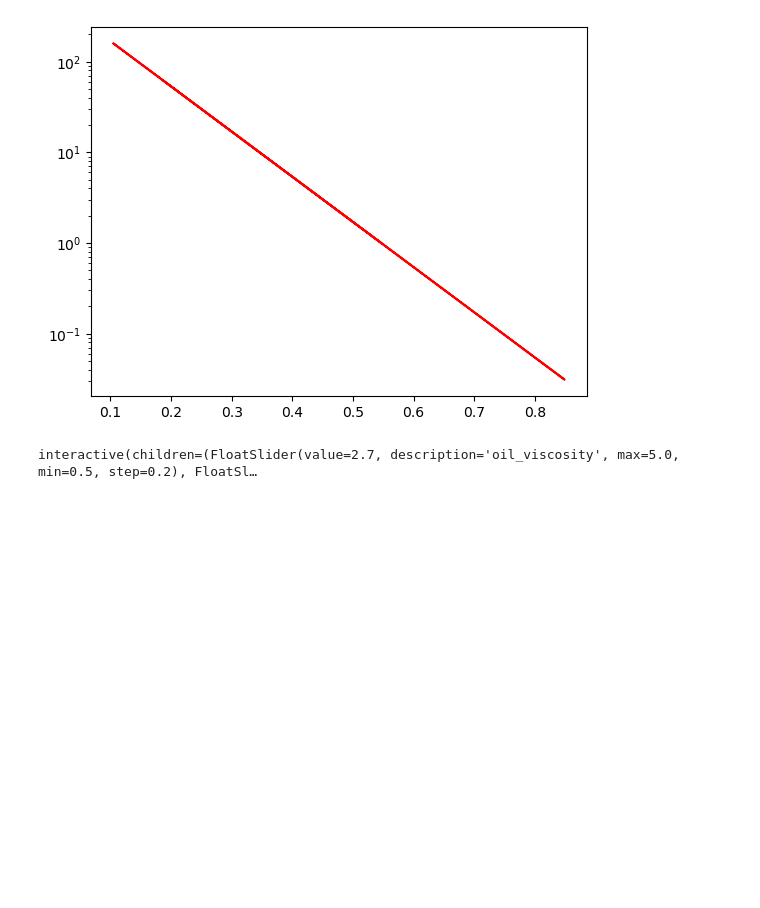
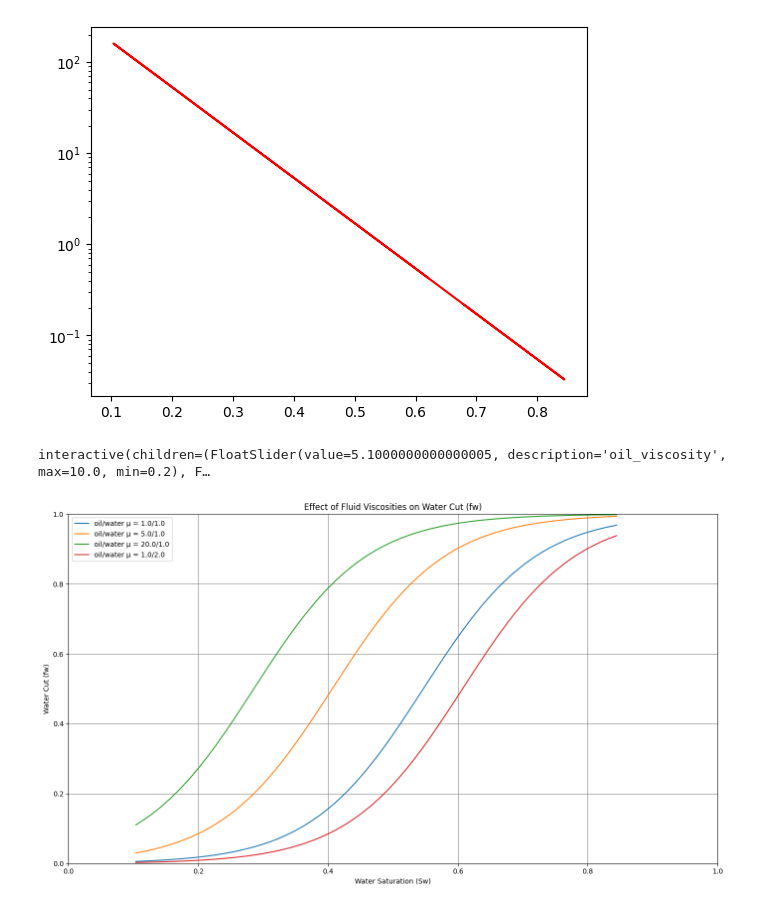
Before and after one commit to saputelli/SPE-AI_ML-Course, a Jupyter notebook: Tutorials/Effect of Viscosities on Water Cut.ipynb, the cells around one changed output. Drawn from its saved outputs; the diff is of its cells as text; code cells hidden in the pictures; blank space fills up the shorter version.

```diff
--- a/Tutorials/Effect of Viscosities on Water Cut.ipynb
+++ b/Tutorials/Effect of Viscosities on Water Cut.ipynb
@@ -83,6 +154,47 @@ def nd(oil_viscosity,water_viscosity):
 # %%
 from ipywidgets import interact,interactive
 # %%
-interactive(nd , oil_viscosity =(0.5,5,0.2),water_viscosity = (0.5,5,0.2))
+interactive(fw , oil_viscosity =(0.2,10,0.1),water_viscosity = (0.5,1.5,0.1))
 # %% [output]
-interactive(children=(FloatSlider(value=2.7, description='oil_viscosity', max=5.0, min=0.5, step=0.2), FloatSl…
+interactive(children=(FloatSlider(value=5.1000000000000005, description='oil_viscosity', max=10.0, min=0.2), F…
+# %%
+# Plot for multiple Viscosity Rations
+
+def fw_multi(viscosity_ratios):
+    """
+    Plot fw vs Sw for multiple oil/water viscosity ratio pairs.
+    viscosity_ratios: list of (oil_viscosity, water_viscosity) tuples
+    """
+    plt.style.use('default')
+    plt.figure(figsize=(14, 8))
+
+    for oil_viscosity, water_viscosity in viscosity_ratios:
+        # Calculate fw using a copy to avoid modifying the original DataFrame
+        temp_df = bf.copy()
+        temp_df["fw"] = 1 / (1 + water_viscosity * temp_df["kro/krw"] / oil_viscosity)
+
+        label = f'oil/water μ = {oil_viscosity}/{water_viscosity}'
+        plt.plot(temp_df["sw"], temp_df["fw"], label=label)
+
+    # Plot formatting
+    plt.title("Effect of Fluid Viscosities on Water Cut (fw)")
+    plt.xlabel("Water Saturation (Sw)")
+    plt.ylabel("Water Cut (fw)")
+    plt.xlim(0, 1)
+    plt.ylim(0, 1)
+    plt.grid(True, color='gray')
+    plt.legend()
+    plt.tight_layout()
+    plt.show()
+
+# Try with light, medium, and heavy oils
+viscosity_cases = [
+    (1.0, 1.0),   # Light oil
+    (5.0, 1.0),   # Medium oil
+    (20.0, 1.0),  # Heavy oil
+    (1.0, 2.0),   # Water more viscous than oil (unusual case)
+]
+
+fw_multi(viscosity_cases)
+# %% [output]
+[figure, added]
```
Also changed, not shown: parts of 9 cells of this notebook, 3 other files.
